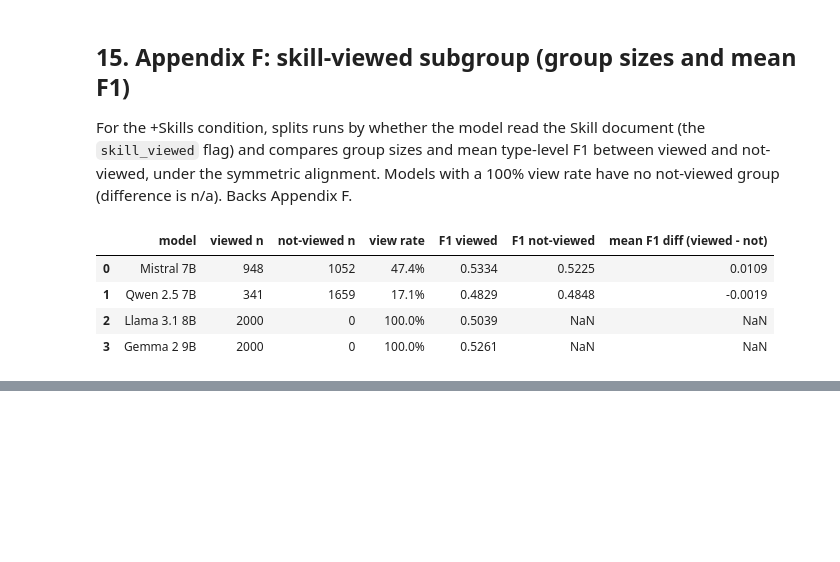
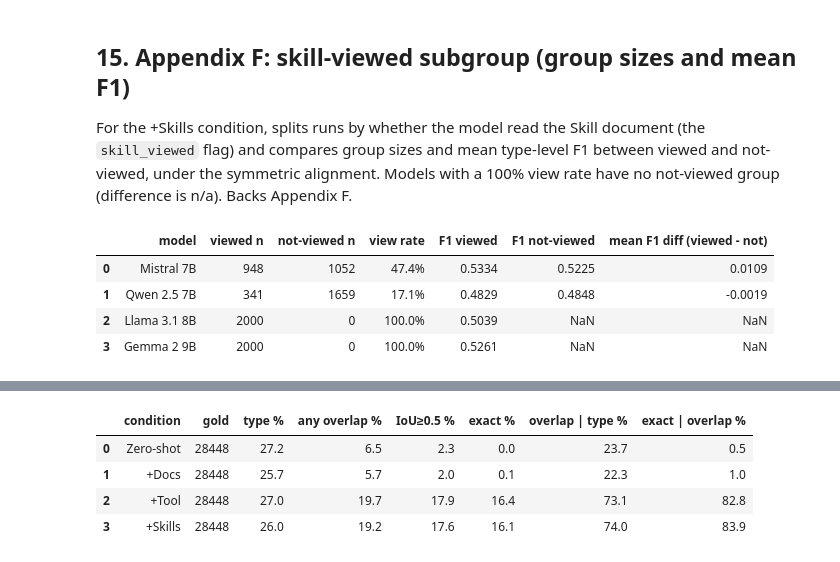
Before and after one commit to EdyVision/pii-skills-ablation-study, a Jupyter notebook: notebooks/04_analyses_r&r.ipynb, the cells around one changed output, grey strips where cells are left out. Saved outputs shown, nothing was run; the diff lists cells and outputs as text; code cells hidden in the pictures; blank space fills up the shorter version.

```diff
--- a/notebooks/04_analyses_r&r.ipynb
+++ b/notebooks/04_analyses_r&r.ipynb
@@ -894,0 +939,44 @@ display(pd.DataFrame(rows))
+# %%
+def funnel(recs, cond, nf=norm):
+    """Nested recall over span-bearing gold: named the type, overlapped it, localized it, nailed the offsets."""
+    tot = t = o = i = e = 0
+
+    for r in recs:
+        if r["condition"] != cond:
+            continue
+        gt = [g for g in (r["ground_truth"] or []) if _sint(g, "start") or _sint(g, "end")]
+        pr = [p for p in (r["predictions"] or []) if isinstance(p, dict) and "type" in p]
+        tot += len(gt)
+        ut, uo, ui, ue = set(), set(), set(), set()
+
+        for p in pr:
+            pt = nf(p.get("type", ""))
+            for k, g in enumerate(gt):
+                if nf(g.get("type", "")) != pt:
+                    continue
+                v = _iou(p, g)
+                ut.add(k)
+                if v > 0: uo.add(k)
+                if v >= 0.5: ui.add(k)
+                if _sint(p, "start") == _sint(g, "start") and _sint(p, "end") == _sint(g, "end"): ue.add(k)
+                break
+
+        t += len(ut); o += len(uo); i += len(ui); e += len(ue)
+
+    pct = lambda x: round(100 * x / tot, 1) if tot else float("nan")
+
+    return {"condition": CLABEL[cond], "gold": tot,
+            "type %": pct(t), "any overlap %": pct(o), "IoU≥0.5 %": pct(i), "exact %": pct(e),
+            "overlap | type %": round(100 * o / t, 1) if t else float("nan"),
+            "exact | overlap %": round(100 * e / o, 1) if o else float("nan")}
+
+
+df_funnel = pd.DataFrame([funnel(main, c) for c in CONDITIONS])
+
+df_funnel
+# %% [output]
+|  | condition | gold | type % | any overlap % | IoU≥0.5 % | exact % | overlap | type % | exact | overlap % |
+| 0 | Zero-shot | 28448 | 27.2 | 6.5 | 2.3 | 0.0 | 23.7 | 0.5 |
+| 1 | +Docs | 28448 | 25.7 | 5.7 | 2.0 | 0.1 | 22.3 | 1.0 |
+| 2 | +Tool | 28448 | 27.0 | 19.7 | 17.9 | 16.4 | 73.1 | 82.8 |
+| 3 | +Skills | 28448 | 26.0 | 19.2 | 17.6 | 16.1 | 74.0 | 83.9 |
```
Also changed, not shown: parts of 18 cells of this notebook, 13 other files.
